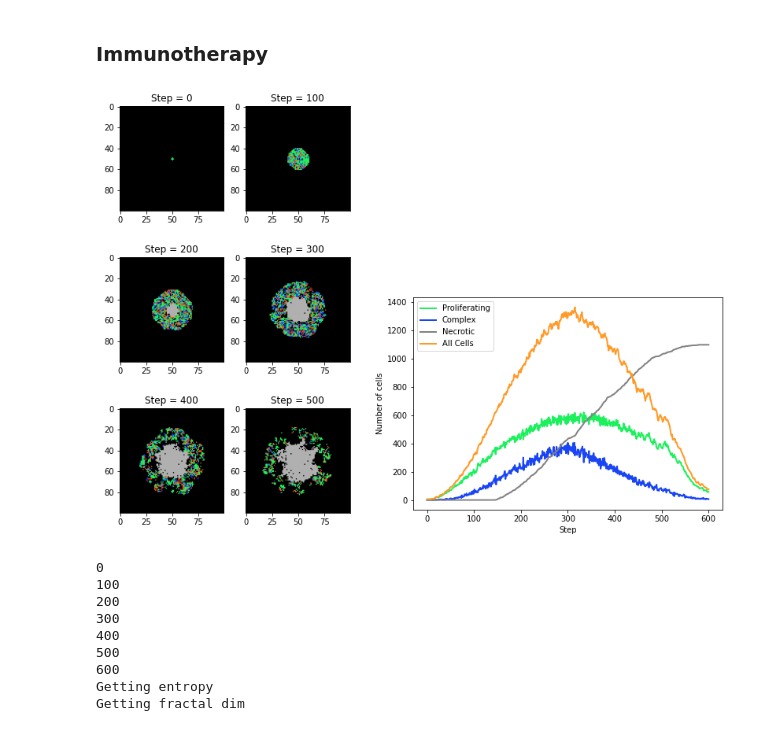
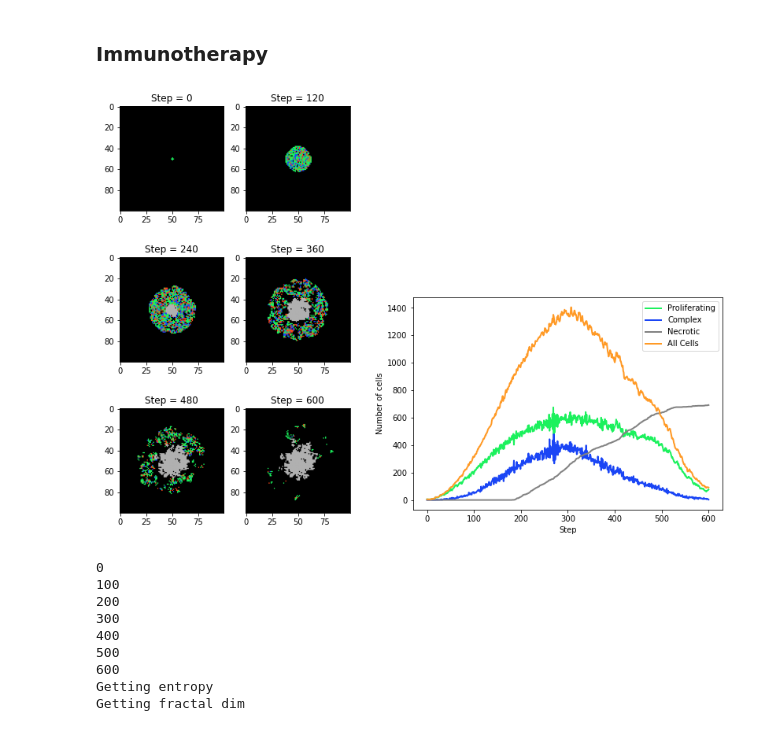
Before and after one commit to walup/Tumor_Therapy_Automata, a Jupyter notebook: Examples.ipynb, the cells around one changed output. Cells and saved outputs as stored; diff of their text form; code cells hidden in the pictures.

```diff
--- a/Examples.ipynb
+++ b/Examples.ipynb
@@ -38,12 +38,13 @@ tissue.evolveWithMovie(nSteps, True)
 nSnapshots = 6
 tumorSlices = tissue.evolutionMovie
 nSlices = np.size(tumorSlices, 3)
-deltaSlices = np.floor(nSlices/nSnapshots);
+deltaSlices = np.floor(nSlices/(nSnapshots-1));
 snapIndexes = []
 
 for i in range(0,nSnapshots):
     index = i*deltaSlices
     snapIndexes.append(int(index))
+
 
 fig = plt.figure(figsize = (11,8),constrained_layout=True)
 subfigs = fig.subfigures(1, 2, wspace=0.07, width_ratios=[1, 1.4])
@@ -129,11 +131,11 @@ centerY = int(width/2)
 tissue = Tissue(width, height)
 
 #Inicializamos el tejido
-tissue.addProliferatingCell(centerX, centerY, False)
-tissue.addProliferatingCell(centerX + 1,centerY, False)
-tissue.addProliferatingCell(centerX - 1, centerY, False)
-tissue.addProliferatingCell(centerX, centerY + 1, False)
-tissue.addProliferatingCell(centerX, centerY - 1, False)
+tissue.addProliferatingCell(centerX, centerY, False,0)
+tissue.addProliferatingCell(centerX + 1,centerY, False,0)
+tissue.addProliferatingCell(centerX - 1, centerY, False,0)
+tissue.addProliferatingCell(centerX, centerY + 1, False,0)
+tissue.addProliferatingCell(centerX, centerY - 1, False,0)
 # %%
 nSteps = 600
 #Primero vamos a definir los parámetros de la terapia
@@ -166,7 +168,7 @@ tissue.evolveWithMovie(nSteps, True)
 nSnapshots = 6
 tumorSlices = tissue.evolutionMovie
 nSlices = np.size(tumorSlices, 3)
-deltaSlices = np.floor(nSlices/nSnapshots);
+deltaSlices = np.floor(nSlices/(nSnapshots-1));
 snapIndexes = []
 for i in range(0,nSnapshots):
     index = i*deltaSlices
@@ -255,11 +257,11 @@ centerY = int(width/2)
 tissue = Tissue(width, height)
 
 #Inicializamos el tejido
-tissue.addProliferatingCell(centerX, centerY, False)
-tissue.addProliferatingCell(centerX + 1,centerY, False)
-tissue.addProliferatingCell(centerX - 1, centerY, False)
-tissue.addProliferatingCell(centerX, centerY + 1, False)
-tissue.addProliferatingCell(centerX, centerY - 1, False)
+tissue.addProliferatingCell(centerX, centerY, False,0)
+tissue.addProliferatingCell(centerX + 1,centerY, False,0)
+tissue.addProliferatingCell(centerX - 1, centerY, False,0)
+tissue.addProliferatingCell(centerX, centerY + 1, False,0)
+tissue.addProliferatingCell(centerX, centerY - 1, False,0)
 # %%
 startDay = int(nSteps/2)
 therapySteps = 250
@@ -281,35 +283,35 @@ tissue.evolveWithMovie(nSteps,True)
 # %%
 nSnapshots = 6
 tumorSlices = tissue.evolutionMovie
 nSlices = np.size(tumorSlices, 3)
-deltaSlices = np.floor(nSlices/nSnapshots);
+deltaSlices = np.floor(nSlices/(nSnapshots-1));
 snapIndexes = []
 for i in range(0,nSnapshots):
     index = i*deltaSlices
     snapIndexes.append(int(index))
 
 fig = plt.figure(figsize = (11,8),constrained_layout=True)
 subfigs = fig.subfigures(1, 2, wspace=0.07, width_ratios=[1, 1.4])
 
 ax1 = subfigs[0].subplots(3,2)
 ax1[0,0].imshow(tumorSlices[:,:,:,snapIndexes[0]])
 ax1[0,0].set_title("Step = "+str(snapIndexes[0]))
 ax1[0,1].imshow(tumorSlices[:,:,:,snapIndexes[1]])
 ax1[0,1].set_title("Step = "+str(snapIndexes[1]))
 ax1[1,0].imshow(tumorSlices[:,:,:,snapIndexes[2]])
 ax1[1,0].set_title("Step = "+str(snapIndexes[2]))
 ax1[1,1].imshow(tumorSlices[:,:,:,snapIndexes[3]])
 ax1[1,1].set_title("Step = "+str(snapIndexes[3]))
 ax1[2,0].imshow(tumorSlices[:,:,:,snapIndexes[4]])
 ax1[2,0].set_title("Step = "+str(snapIndexes[4]))
 ax1[2,1].imshow(tumorSlices[:,:,:,snapIndexes[5]])
 ax1[2,1].set_title("Step = "+str(snapIndexes[5]))
 
 ax2 = subfigs[1].subplots(2,1)
 subfigs[1].delaxes(ax2[0])
 tissue.plotEvolution(ax2[1])
 # %% [output]
-[figure, old version]
+[figure, new version]
 # %%
 tumorImages = tissue.evolutionMovie
 nImages = np.size(tumorImages, 3)
```
Also changed, not shown: parts of 11 cells of this notebook, 1 other file.
